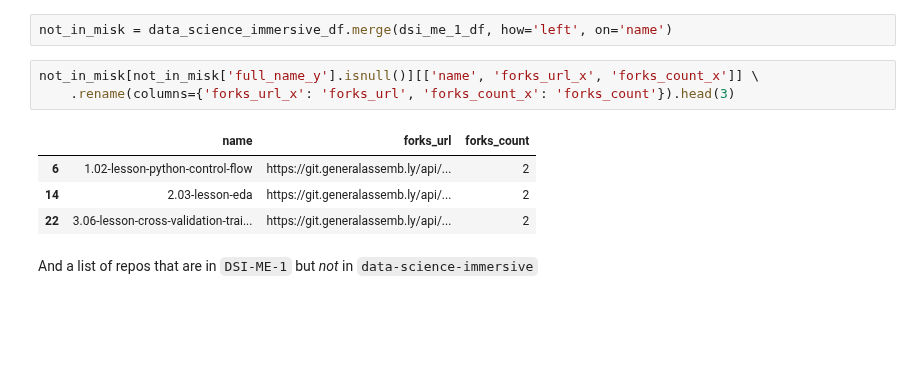
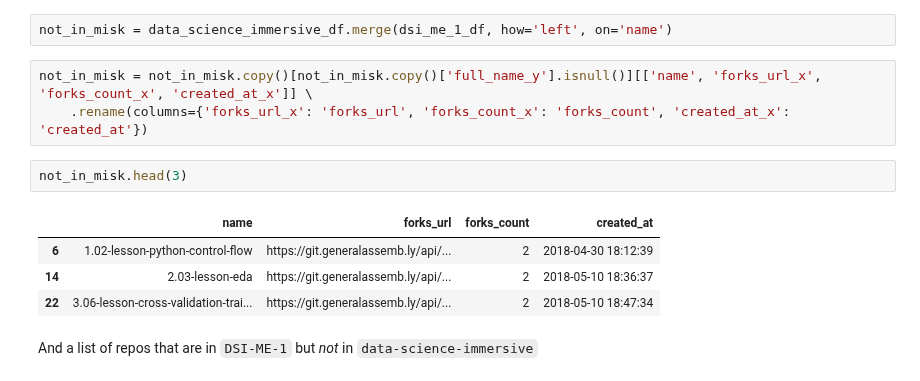
Before and after one commit to ggodreau/profanityParser, a Jupyter notebook: gitauth.ipynb, the cells around one changed output. Cells and saved outputs as stored; diff of their text form; blank space fills up the shorter version.

Commit message:
added final fork list

```diff
--- a/gitauth.ipynb
+++ b/gitauth.ipynb
@@ -149,13 +149,15 @@ And now let's get a list of repos that are in `data-science-immersive` but _not_
 # %%
 not_in_misk = data_science_immersive_df.merge(dsi_me_1_df, how='left', on='name')
 # %%
-not_in_misk[not_in_misk['full_name_y'].isnull()][['name', 'forks_url_x', 'forks_count_x']] \
-    .rename(columns={'forks_url_x': 'forks_url', 'forks_count_x': 'forks_count'}).head(3)
+not_in_misk = not_in_misk.copy()[not_in_misk.copy()['full_name_y'].isnull()][['name', 'forks_url_x', 'forks_count_x', 'created_at_x']] \
+    .rename(columns={'forks_url_x': 'forks_url', 'forks_count_x': 'forks_count', 'created_at_x': 'created_at'})
-# %% [output]
-|  | name | forks_url | forks_count |
-| 6 | 1.02-lesson-python-control-flow | https://git.generalassemb.ly/api/... | 2 |
-| 14 | 2.03-lesson-eda | https://git.generalassemb.ly/api/... | 2 |
-| 22 | 3.06-lesson-cross-validation-trai... | https://git.generalassemb.ly/api/... | 2 |
+# %%
+not_in_misk.head(3)
+# %% [output]
+|  | name | forks_url | forks_count | created_at |
+| 6 | 1.02-lesson-python-control-flow | https://git.generalassemb.ly/api/... | 2 | 2018-04-30 18:12:39 |
+| 14 | 2.03-lesson-eda | https://git.generalassemb.ly/api/... | 2 | 2018-05-10 18:36:37 |
+| 22 | 3.06-lesson-cross-validation-trai... | https://git.generalassemb.ly/api/... | 2 | 2018-05-10 18:47:34 |
 # %% [markdown]
 And a list of repos that are in `DSI-ME-1` but _not_ in `data-science-immersive`
 # %%
```
Also changed, not shown: parts of 11 cells of this notebook.
